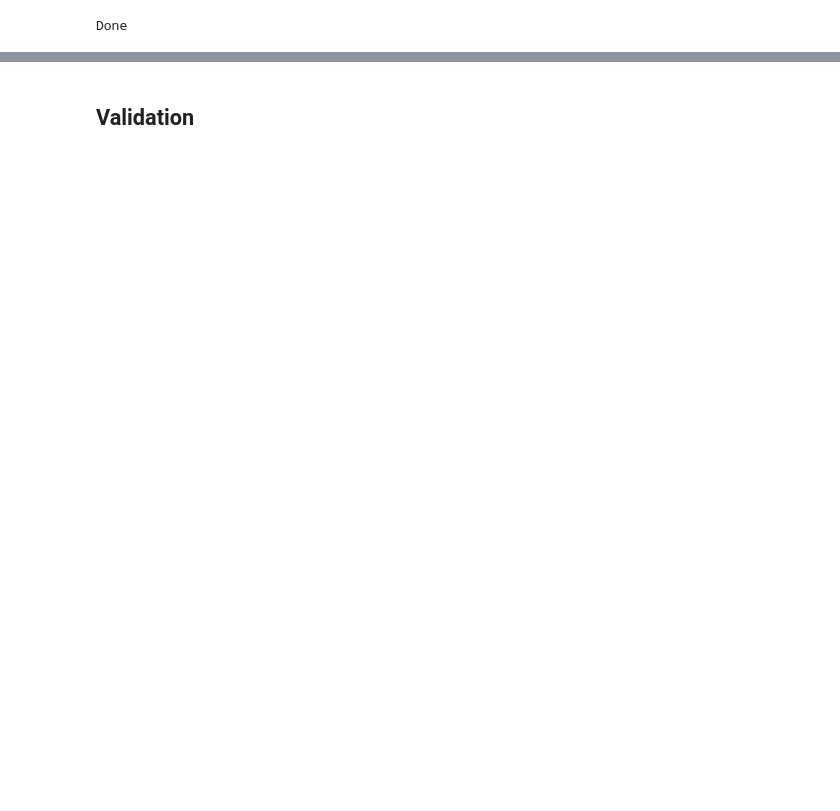
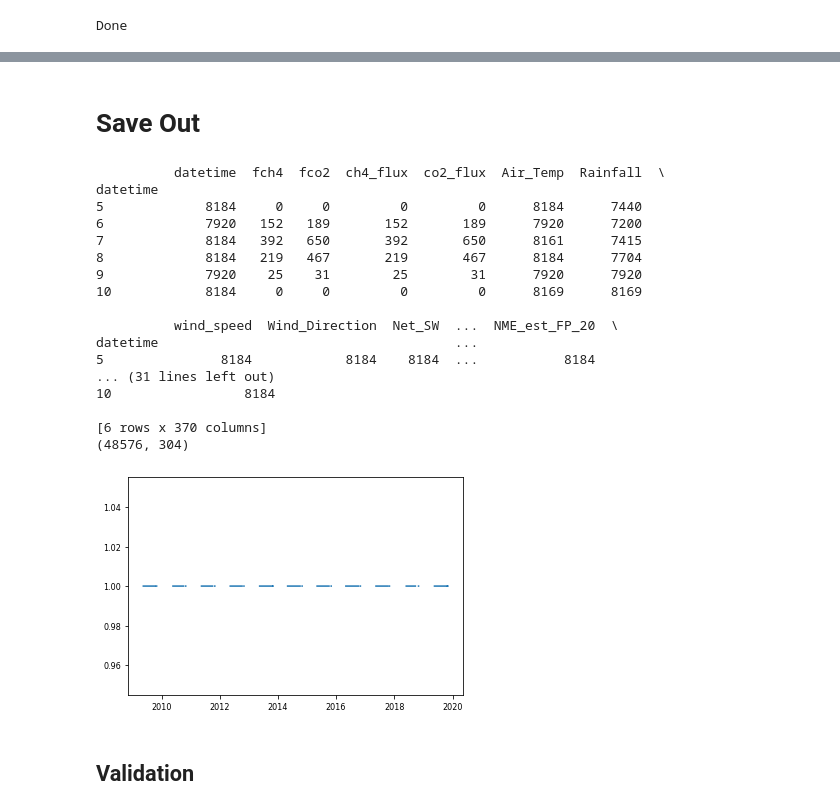
Before and after one commit to June-Skeeter/FishIsland_Flux_Analysis, a Jupyter notebook: Neural_Networks/Temporal_Upscaling.ipynb, the cells around one changed output, grey strips where cells are left out. Drawn from its saved outputs; the diff is of its cells as text; code cells hidden in the pictures; blank space fills up the shorter version.

```diff
--- a/Neural_Networks/Temporal_Upscaling.ipynb
+++ b/Neural_Networks/Temporal_Upscaling.ipynb
@@ -635,3 +630,45 @@ print(GS['NEE_est'].mean(),GS['NEE_est_CI'].mean())
+# %% [markdown]
+# Save Out
+# %%
+T30['Season'] = np.nan
+T30.loc[T30['Season_Sum']>0,'Season']=1#np.nan
+# T30.loc[T30['Season_Sum'].isnull(),'Season']=np.nan
+
+for y in T30.index.year.unique():
+#     print(y)
+    mx = T30.loc[T30.index.year==y,'Season_Sum'].max()
+#     print(mx)
+    T30.loc[((T30.index.year==y)&(T30['Season_Sum']>=mx)),'Season']=np.nan
+#     T30.loc[T30]
+plt.figure()
+plt.plot(T30['Season'])
+
+
+print(T30.groupby(T30.index.month).count())
+
+Out = T30[T30.columns[T30.columns.str.contains('ER_')==False]].copy()#[160:2000]
+Out = Out.drop(columns=['Daytime.1'])
+print(Out.shape)
+Out.to_csv(Out_Path+'Upscaled_Estimates.csv')
+# %% [output]
+          datetime  fch4  fco2  ch4_flux  co2_flux  Air_Temp  Rainfall  \
+datetime
+5             8184     0     0         0         0      8184      7440
+6             7920   152   189       152       189      7920      7200
+7             8184   392   650       392       650      8161      7415
+8             8184   219   467       219       467      8184      7704
+9             7920    25    31        25        31      7920      7920
+10            8184     0     0         0         0      8169      8169
+
+          wind_speed  Wind_Direction  Net_SW  ...  NME_est_FP_20  \
+datetime                                      ...
+5               8184            8184    8184  ...           8184
+... (31 lines left out)
+10                 8184
+
+[6 rows x 370 columns]
+(48576, 304)
+[figure, added]
 # %% [markdown]
 ## Validation
 # %%
```
Also changed, not shown: parts of 8 cells of this notebook, 1 other file.
